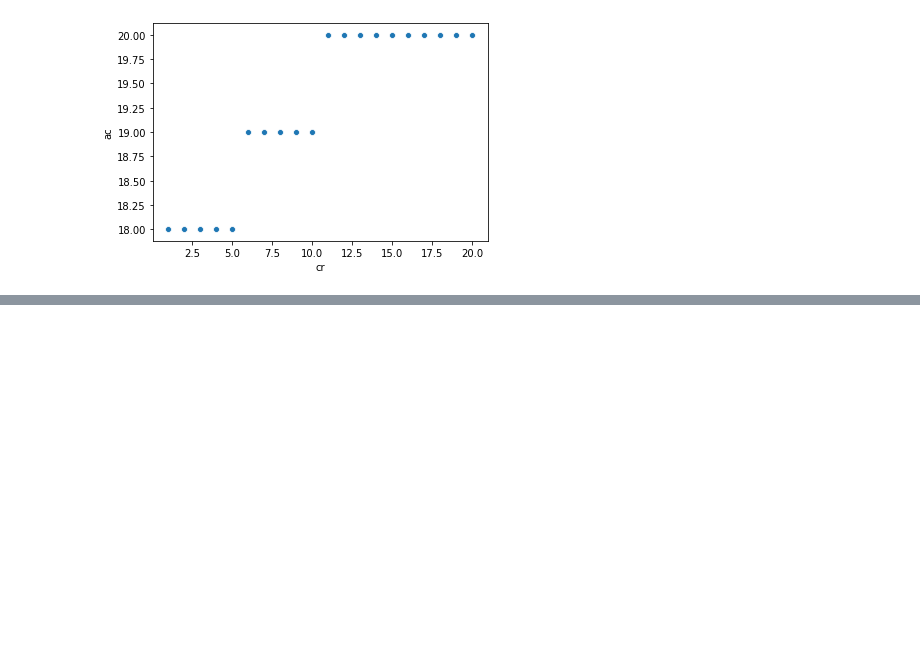
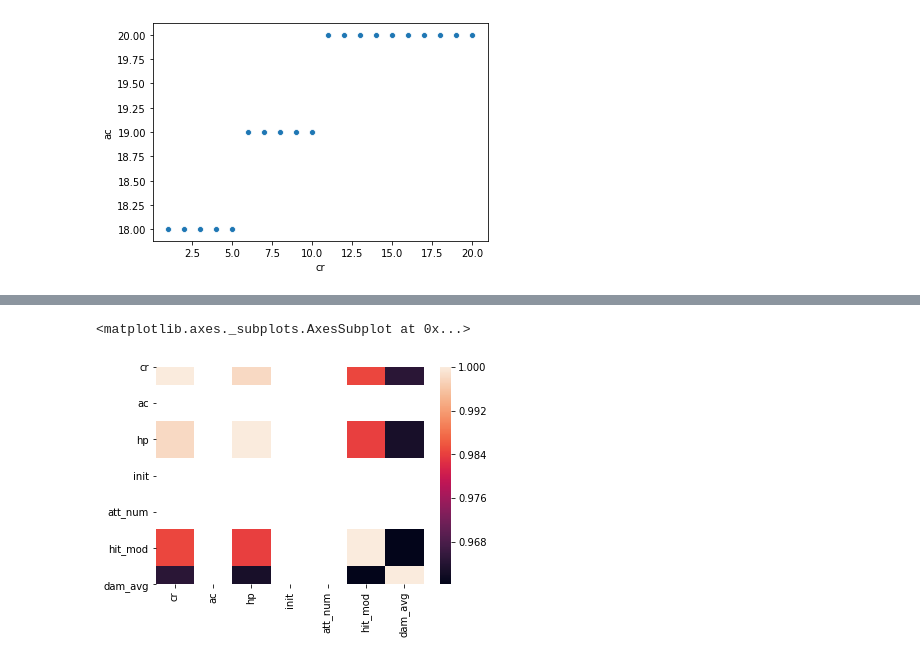
Before and after one commit to trant017/dndCombatAnalysis, a Jupyter notebook: FinalProject.ipynb, the cells around one changed output, grey strips where cells are left out. Saved outputs shown, nothing was run; the diff lists cells and outputs as text; code cells hidden in the pictures; blank space fills up the shorter version.

```diff
--- a/FinalProject.ipynb
+++ b/FinalProject.ipynb
@@ -78,0 +93,5 @@ sns.scatterplot(data=fighters, x='cr', y='hp')
+# %%
+heatmap(wizards.corr())
+# %% [output]
+<matplotlib.axes._subplots.AxesSubplot at 0x...>
+[figure, added]
```
Also changed, not shown: parts of 7 cells of this notebook.
